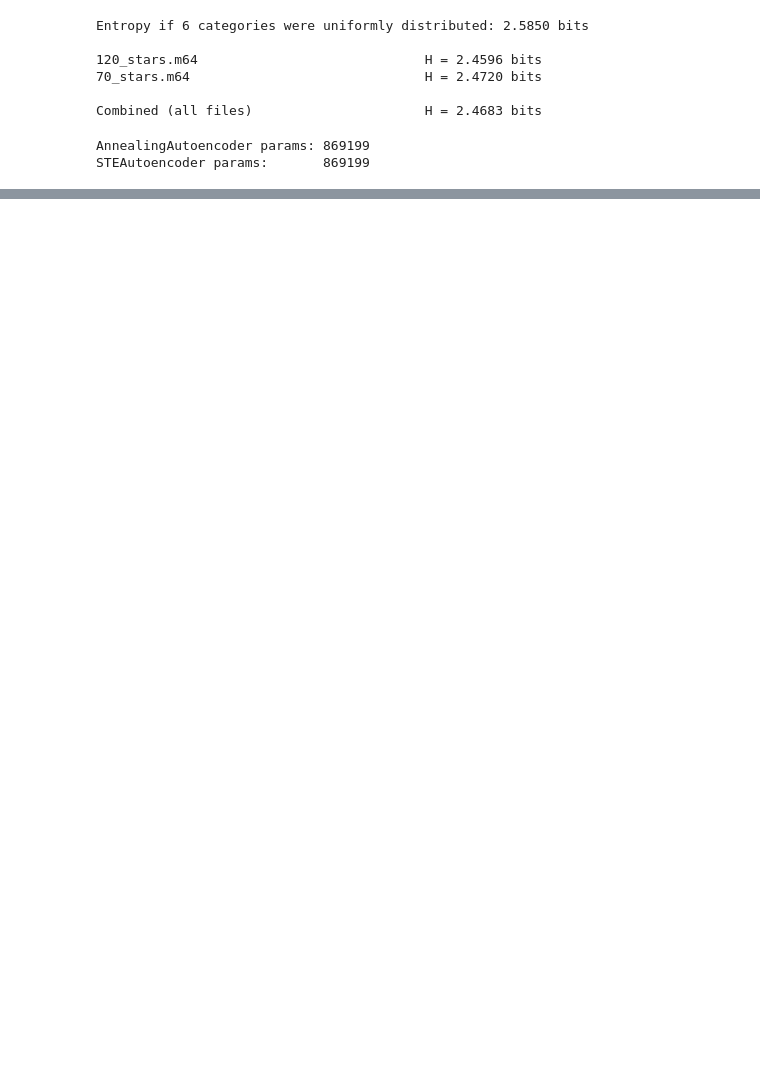
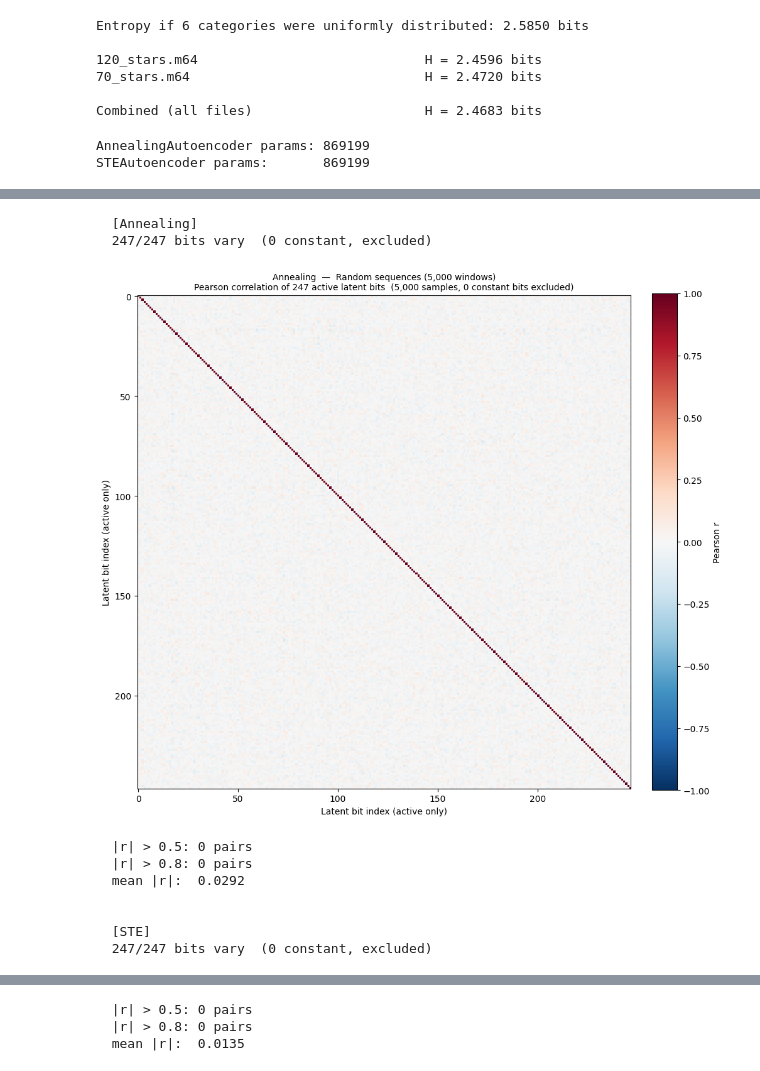
Before and after one commit to arosen64/mario_autoencoder, a Jupyter notebook: main.ipynb, the cells around one changed output, grey strips where cells are left out. Cells and saved outputs as stored; diff of their text form; code cells hidden in the pictures; blank space fills up the shorter version.

```diff
--- a/main.ipynb
+++ b/main.ipynb
@@ -761,6 +610,6 @@ for model_name, model in [("Annealing", annealing_model), ("STE", ste_model)]:
 # %%
 
-# ── Correlation matrix of binary latent bits ──────────────────────────────────
+# ── Correlation matrix of binary latent bits (random input sequences) ─────────
 import numpy as np
 import matplotlib.pyplot as plt
 import torch
@@ -768,34 +617,8 @@ import torch
 torch.manual_seed(0)
 N_SAMPLES = 5000
 
-# ── Input set 1: real gameplay windows from the dataset ───────────────────────
-indices = torch.randperm(len(dataset))[:N_SAMPLES]
-real_windows = torch.stack([dataset[i] for i in indices])  # (N, 64, 6)
-
-# ── Input set 2: purely synthetic random windows (uniform) ────────────────────
-eye = torch.eye(INPUT_DIM)
 rand_cats = torch.randint(0, INPUT_DIM, (N_SAMPLES, WINDOW_SIZE))
-synthetic_uniform = eye[rand_cats]  # (N, 64, 6)
-
-# ── Input set 3: synthetic windows matching the real data distribution ─────────
-# Compute empirical category probabilities from the full dataset
-cat_probs = dataset.data.sum(dim=0) / len(dataset.data)  # (6,)
-print("Empirical category distribution:")
-for name, p in zip(CAT_NAMES, cat_probs):
-    print(f"  {name:<15s}  {p:.4f}")
-
-# Sample events i.i.d. from this distribution
-sampled_cats = torch.multinomial(
-    cat_probs.unsqueeze(0).expand(N_SAMPLES * WINDOW_SIZE, -1),
-    num_samples=1,
-).squeeze(1).reshape(N_SAMPLES, WINDOW_SIZE)
-synthetic_matched = eye[sampled_cats]  # (N, 64, 6)
-
-input_sets = [
-    ("Real gameplay (dataset)",          real_windows),
-    ("Synthetic — uniform",              synthetic_uniform),
-    ("Synthetic — matched distribution", synthetic_matched),
-]
+random_windows = torch.eye(INPUT_DIM)[rand_cats]  # (N_SAMPLES, WINDOW_SIZE, 6)
 
 
 def get_binary_latents(model, windows, chunk=256):
@@ -804,7 +627,7 @@ def get_binary_latents(model, windows, chunk=256):
     with torch.no_grad():
         for s in range(0, len(windows), chunk):
             x = windows[s:s+chunk].to(device)
-            _, z = model(x.view(x.size(0), -1))
+            _, z, _ = model(x.view(x.size(0), -1))
             parts.append((z > 0.5).cpu().numpy().astype(np.float32))
     return np.concatenate(parts, axis=0)  # (N, LATENT_DIM)
 
@@ -812,37 +635,44 @@ def get_binary_latents(model, windows, chunk=256):
 def plot_corr(bits, title):
     std = bits.std(axis=0)
     active = std > 0
     n_active = active.sum()
     n_const = LATENT_DIM - n_active
     print(f"  {n_active}/{LATENT_DIM} bits vary  ({n_const} constant, excluded)")
 
     corr = np.corrcoef(bits[:, active].T)
 
     fig, ax = plt.subplots(figsize=(10, 9))
     im = ax.imshow(corr, vmin=-1, vmax=1, cmap="RdBu_r", interpolation="nearest")
     ax.set_title(
         f"{title}\n"
         f"Pearson correlation of {n_active} active latent bits  "
         f"({N_SAMPLES:,} samples, {n_const} constant bits excluded)",
         fontsize=10,
     )
     ax.set_xlabel("Latent bit index (active only)")
     ax.set_ylabel("Latent bit index (active only)")
     fig.colorbar(im, ax=ax, fraction=0.046, pad=0.04, label="Pearson r")
     plt.tight_layout()
     plt.show()
 
     upper = corr[np.triu_indices_from(corr, k=1)]
     print(f"  |r| > 0.5: {(np.abs(upper) > 0.5).sum()} pairs")
     print(f"  |r| > 0.8: {(np.abs(upper) > 0.8).sum()} pairs")
     print(f"  mean |r|:  {np.abs(upper).mean():.4f}\n")
 
 
 for model_name, model in [("Annealing", annealing_model), ("STE", ste_model)]:
-    print(f"{'═'*60}")
-    print(f"  {model_name}")
-    print(f"{'═'*60}")
-    for input_name, windows in input_sets:
-        bits = get_binary_latents(model, windows)
-        print(f"\n  [{input_name}]")
-        plot_corr(bits, f"{model_name}  —  {input_name}")
+    bits = get_binary_latents(model, random_windows)
+    print(f"\n  [{model_name}]")
+    plot_corr(bits, f"{model_name}  —  Random sequences ({N_SAMPLES:,} windows)")
+# %% [output]
+  [Annealing]
+  247/247 bits vary  (0 constant, excluded)
+[figure, added]
+  |r| > 0.5: 0 pairs
+  |r| > 0.8: 0 pairs
+  mean |r|:  0.0292
+
+
+  [STE]
+  247/247 bits vary  (0 constant, excluded)
@@ -848,0 +680,3 @@ for model_name, model in [("Annealing", annealing_model), ("STE", ste_model)]:
+  |r| > 0.5: 0 pairs
+  |r| > 0.8: 0 pairs
+  mean |r|:  0.0135
```
Also changed, not shown: parts of 15 cells of this notebook.
